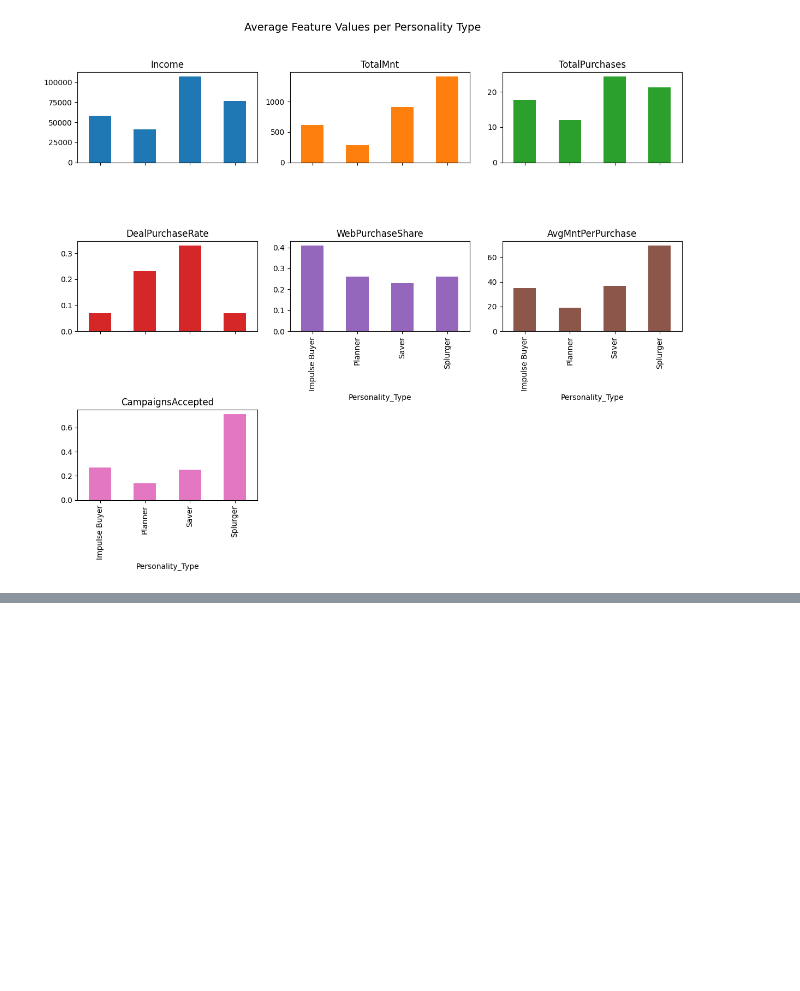
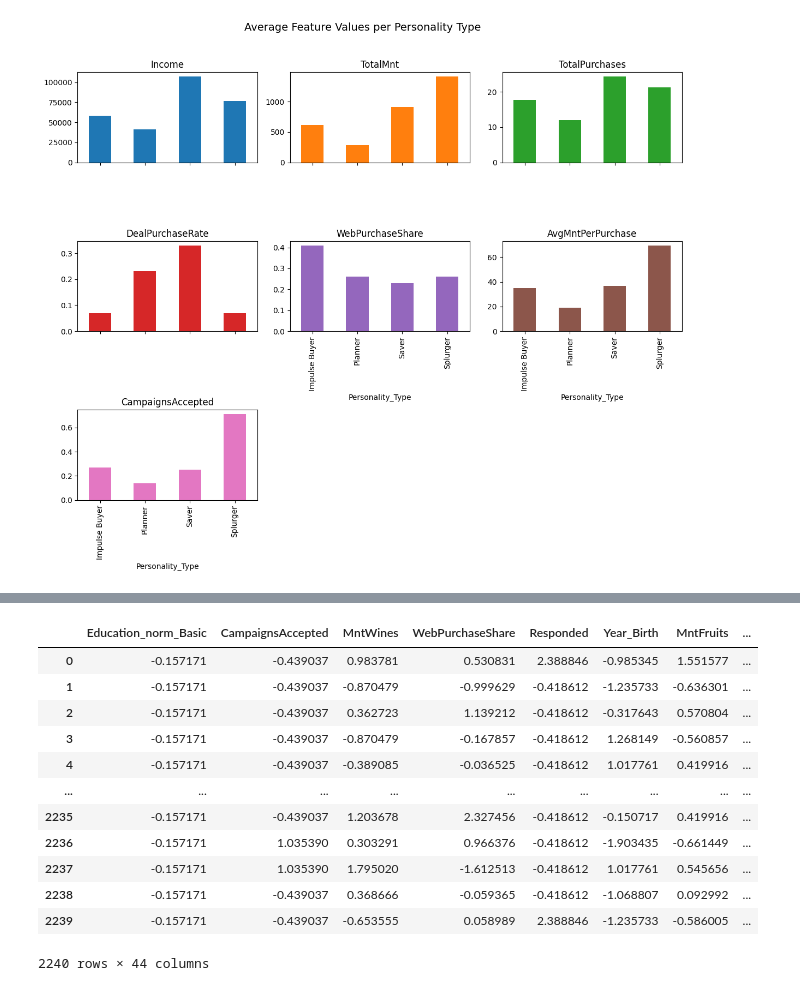
Before and after one commit to hamedtaeb/Smart-Budget-Planner, a Jupyter notebook: project.ipynb, the cells around one changed output, grey strips where cells are left out. Cells and saved outputs as stored; diff of their text form; code cells hidden in the pictures; blank space fills up the shorter version.

```diff
--- a/project.ipynb
+++ b/project.ipynb
@@ -599,0 +628,15 @@ plt.show()
+# %%
+# Declaring categorical columns
+cat_cols = ["Marital_Status_norm","Education_norm"]
+
+# OHEncoding categorical features
+ohe = OneHotEncoder(
+    handle_unknown="ignore"
+)
+
+ohe.fit(df[cat_cols])
+
+df_ohe = ohe.transform(df[cat_cols]).toarray()
+
+# Viewing changes
+df_ohe = pd.DataFrame(df_ohe, columns=ohe.get_feature_names_out())
@@ -599,0 +687,23 @@ plt.show()
+# %%
+# Scaling numeric features
+scaler = StandardScaler()
+
+# Transforming numeric features
+df_scaled = df_ohe.copy()
+df_scaled[numeric] = scaler.fit_transform(df_ohe[numeric])
+
+df_scaled[numeric]
+# %% [output]
+|  | Education_norm_Basic | CampaignsAccepted | MntWines | WebPurchaseShare | Responded | Year_Birth | MntFruits | ... |
+| 0 | -0.157171 | -0.439037 | 0.983781 | 0.530831 | 2.388846 | -0.985345 | 1.551577 | ... |
+| 1 | -0.157171 | -0.439037 | -0.870479 | -0.999629 | -0.418612 | -1.235733 | -0.636301 | ... |
+| 2 | -0.157171 | -0.439037 | 0.362723 | 1.139212 | -0.418612 | -0.317643 | 0.570804 | ... |
+| 3 | -0.157171 | -0.439037 | -0.870479 | -0.167857 | -0.418612 | 1.268149 | -0.560857 | ... |
+| 4 | -0.157171 | -0.439037 | -0.389085 | -0.036525 | -0.418612 | 1.017761 | 0.419916 | ... |
+| ... | ... | ... | ... | ... | ... | ... | ... | ... |
+| 2235 | -0.157171 | -0.439037 | 1.203678 | 2.327456 | -0.418612 | -0.150717 | 0.419916 | ... |
+| 2236 | -0.157171 | 1.035390 | 0.303291 | 0.966376 | -0.418612 | -1.903435 | -0.661449 | ... |
+| 2237 | -0.157171 | 1.035390 | 1.795020 | -1.612513 | -0.418612 | 1.017761 | 0.545656 | ... |
+| 2238 | -0.157171 | -0.439037 | 0.368666 | -0.059365 | -0.418612 | -1.068807 | 0.092992 | ... |
+| 2239 | -0.157171 | -0.439037 | -0.653555 | 0.058989 | 2.388846 | -1.235733 | -0.586005 | ... |
+2240 rows × 44 columns
```
Also changed, not shown: parts of 12 cells of this notebook.
